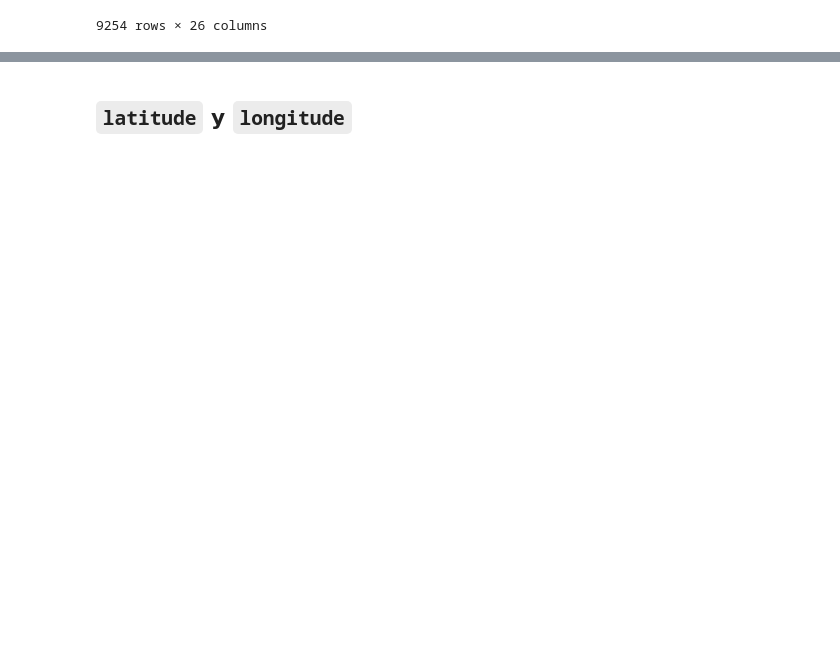
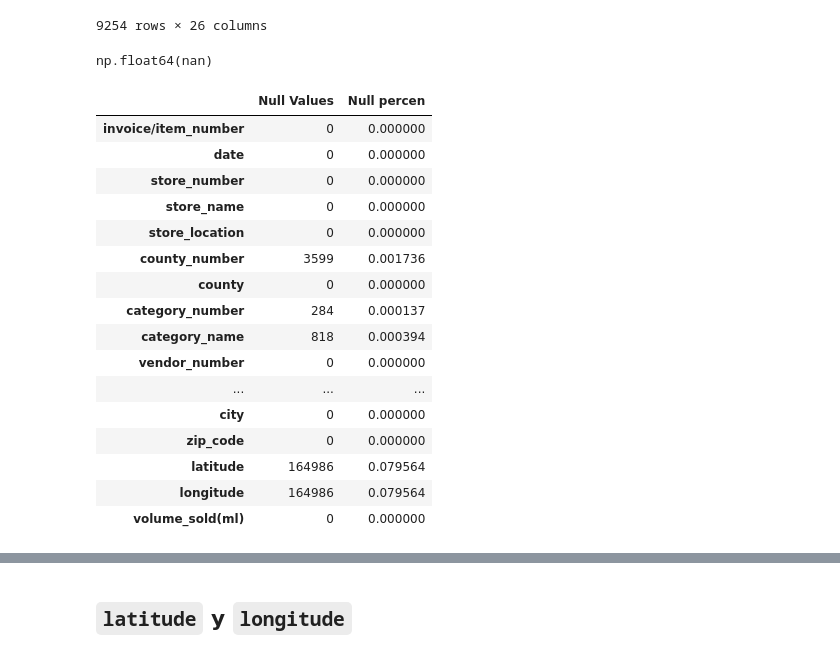
Before and after one commit to MariCruzTE/eda_ventas, a Jupyter notebook: jupyters/limpieza.ipynb, the cells around one changed output, grey strips where cells are left out. Saved outputs shown, nothing was run; the diff lists cells and outputs as text; code cells hidden in the pictures; blank space fills up the shorter version.

```diff
--- a/jupyters/limpieza.ipynb
+++ b/jupyters/limpieza.ipynb
@@ -408,3 +366,10 @@ df[df["county"] == "Clayton"]
 | 8196961 | S08013900013 | 2019-10-01 | 4033 | Mcgregor's Top Shelf, Llc | 221 MAIN ST\nMCGREGOR 52157\n(43.... | 22.0 | Clayton | ... |
 | 8197079 | S06375800008 | 2019-07-03 | 2656 | Hy-Vee Food Store | 300 10TH ST\nCORNING 51632\n(40.9... | 22.0 | Clayton | ... |
 9254 rows × 26 columns
+# %%
+valor_city, valor_county, valor_county_number = df_nulos_county[["city","county","county_number"]].iloc[0]
+valor_city
+valor_county
+valor_county_number
+# %% [output]
+np.float64(nan)
@@ -410,0 +392,24 @@ df[df["county"] == "Clayton"]
+# %%
+city_to_county = {"GUTTENBERG":"Clayton",
+                 "BELMOND": "Wright" }
+# %%
+df["county"] = df["county"].fillna(df["city"].map(city_to_county))
+sl.null_values(df)
+# %% [output]
+|  | Null Values | Null percen |
+| invoice/item_number | 0 | 0.000000 |
+| date | 0 | 0.000000 |
+| store_number | 0 | 0.000000 |
+| store_name | 0 | 0.000000 |
+| store_location | 0 | 0.000000 |
+| county_number | 3599 | 0.001736 |
+| county | 0 | 0.000000 |
+| category_number | 284 | 0.000137 |
+| category_name | 818 | 0.000394 |
+| vendor_number | 0 | 0.000000 |
+| ... | ... | ... |
+| city | 0 | 0.000000 |
+| zip_code | 0 | 0.000000 |
+| latitude | 164986 | 0.079564 |
+| longitude | 164986 | 0.079564 |
+| volume_sold(ml) | 0 | 0.000000 |
```
Also changed, not shown: parts of 30 cells of this notebook, 6 other files.
